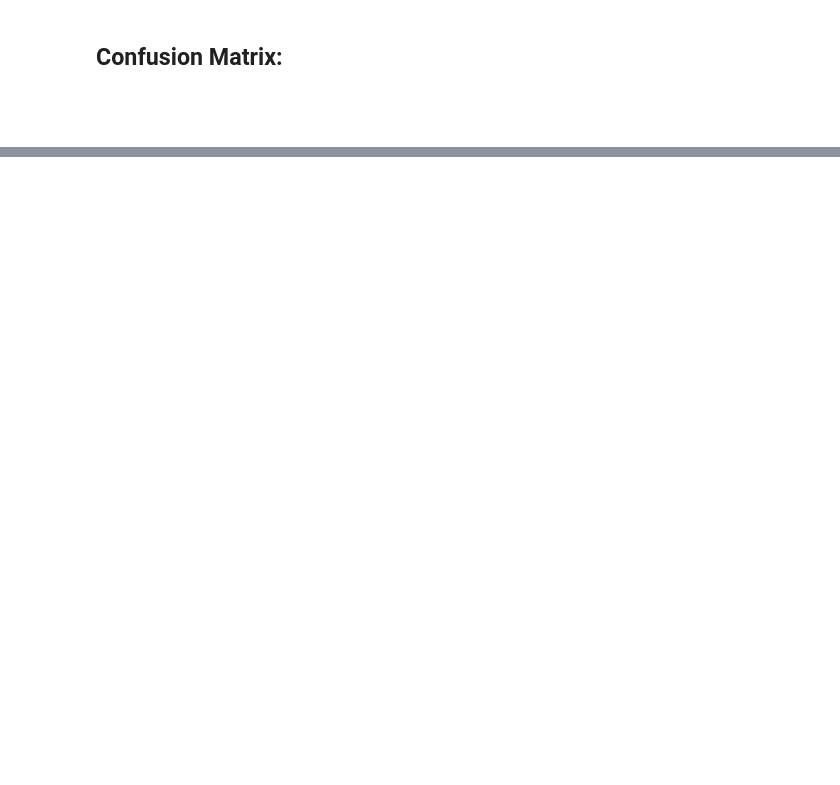
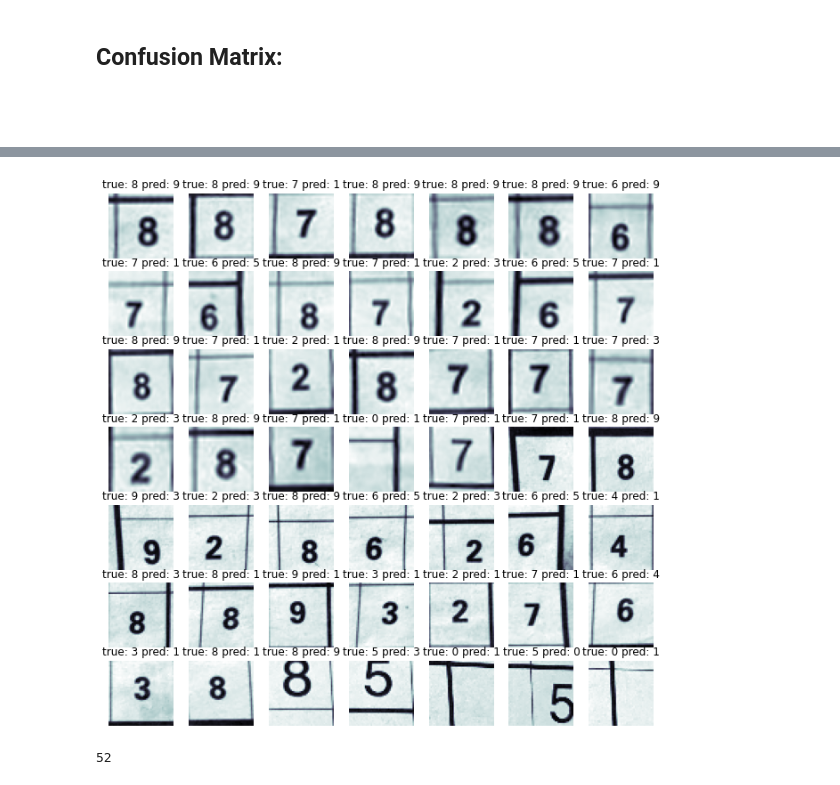
Before and after one commit to simonjuleseric2/Deep-learning-and-backtracking-sudoku, a Jupyter notebook: digit_generation&training.ipynb, the cells around one changed output, grey strips where cells are left out. Cells and saved outputs as stored; diff of their text form; code cells hidden in the pictures; blank space fills up the shorter version.

```diff
--- a/digit_generation&training.ipynb
+++ b/digit_generation&training.ipynb
@@ -366,7 +447,7 @@ Here we try to access how robust our model is in recognising cell images extract
 # %%
 #Load data from real sudoku grids:
 
-yy_lab=np.load('data_npy/total_val_label.npy')
+yy_lab=np.load('data_npy/tot_labels28.npy')
 yy_lab=np.array(yy_lab)
-raw_img=np.load('data_npy/total_val_im.npy')
+raw_img=np.load('data_npy/tot_img28.npy')
 xx_1=raw_img
@@ -381,7 +466,7 @@ accuracy:  1.0
 # %% [markdown]
 The model is working and achieves a 100% accuracy on images from our real-test grids (images it has not been trained on)
 # %%
-pred=model.predict(xx_1)
+pred=model.predict(x_test)
 y_pred=pred.argmax(1)
 print(y_pred)
 # %% [output]
@@ -442,0 +529,55 @@ plot_confusion_matrix(cm_normalized, title='Normalized confusion matrix')
+# %%
+k=0
+cell_size=45
+true=[]
+predicted=[]
+j=0
+gr_t=1
+grid=[]
+lst_index=[]
+for i in range(0, len(y_pred)):
+    if y_pred[i]!= yy_lab[i]:
+        k=k+1
+        lst_index.append(i)
+        true.append(yy_lab[i])
+        predicted.append(y_pred[i])
+        #print(yy_lab[i])
+        if j>80:
+            gr_t=gr_t+1
+            j=0
+        grid.append(gr_t)
+
+
+    j=j+1
+
+
+
+
+failed=np.zeros((k, cell_size, cell_size), dtype=float)
+
+for i in range(0, len(lst_index)):
+    img=x_test[lst_index[i], :, :, 0]
+    failed[i, :, :]=img
+    #true.append(yy_lab[lst_index[i]])
+    #predicted.append(y_pred[lst_index[i]])
+
+
+num_img=49
+n, m=int(np.sqrt(num_img)), int(np.sqrt(num_img))
+
+
+f = plt.figure(figsize=(11,11))
+for i in range(1, num_img+1):
+    f.add_subplot(n,m, i)
+    plt.imshow(failed[i, :, :], cmap='bone')
+    #tt='pred: '+str(predicted[i])
+    tt='true: '+str(true[i])+' pred: '+str(predicted[i])
+    plt.title(tt,fontsize=12)
+    plt.axis('off')
+
+plt.savefig('failed_digitsx.png' , bbox_inches='tight')
+plt.show()
+print(k)
+# %% [output]
+[figure, added]
+52
```
Also changed, not shown: parts of 40 cells of this notebook, 3 other files.
